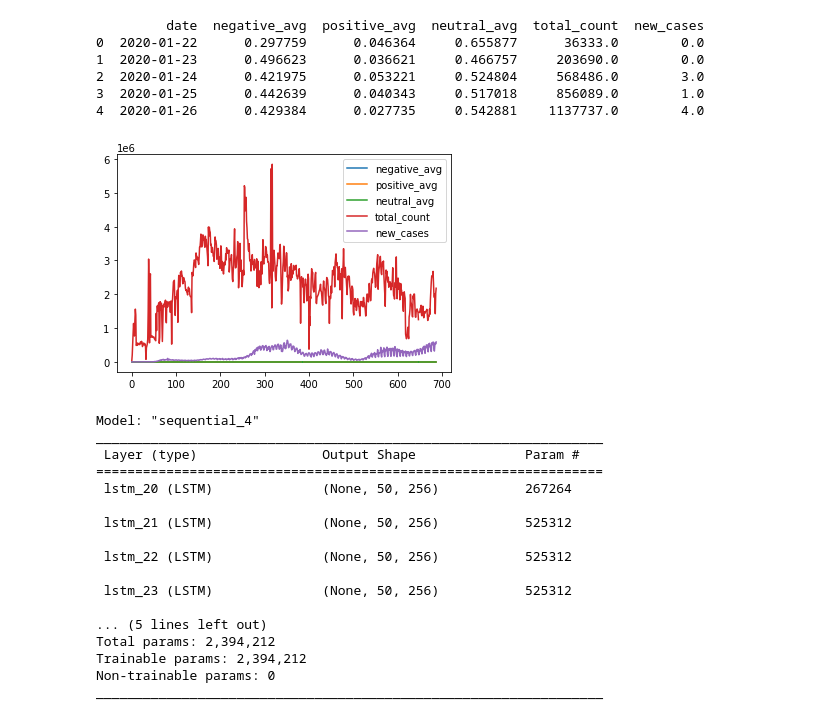
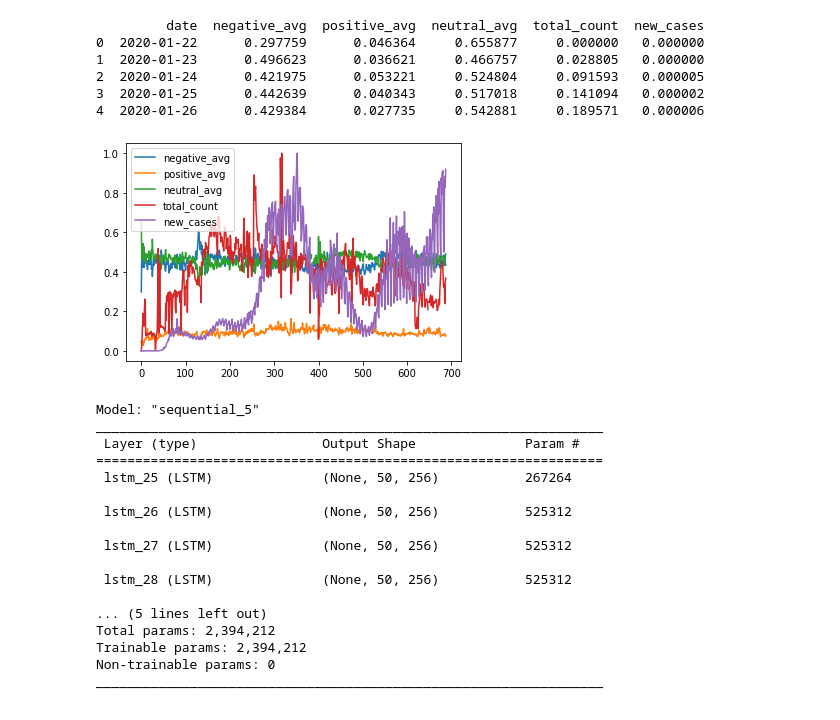
Before and after one commit to JasonYuan869/Daisy-Hackathon-2022, a Jupyter notebook: notebooks/main.ipynb, the cells around one changed output. Saved outputs shown, nothing was run; the diff lists cells and outputs as text; code cells hidden in the pictures.

Commit message:
Normalized data.

```diff
--- a/notebooks/main.ipynb
+++ b/notebooks/main.ipynb
@@ -27,39 +27,47 @@ def data_processing():
     # Otherwise, process raw data
     sentiment_data = pd.read_csv(SENTIMENT_DATA, index_col=0, parse_dates=[['Year', 'Month', 'Day']])
     sentiment_data.index.rename('date', inplace=True)
     sentiment_data.drop(['Unnamed: 0'], axis=1, inplace=True)
     negative_data = sentiment_data[sentiment_data['Sentiment'] == 'negative']
     positive_data = sentiment_data[sentiment_data['Sentiment'] == 'positive']
     neutral_data = sentiment_data[sentiment_data['Sentiment'] == 'neutral']
     sentiment_data = pd.concat([negative_data, positive_data, neutral_data], axis=1, join="inner")
     sentiment_data = sentiment_data.drop(['Sentiment'], axis=1)
     sentiment_data.columns = ['negative_count', 'negative_avg', 'positive_count', 'positive_avg', 'neutral_count', 'neutral_avg']
     sentiment_data['total_count'] = sentiment_data.negative_count + sentiment_data.positive_count + sentiment_data.neutral_count
     sentiment_data.drop(['negative_count', 'positive_count', 'neutral_count'], axis=1, inplace=True)
     sentiment_data = sentiment_data.groupby(['date']).sum()
+    total_max = sentiment_data.total_count.max()
+    total_min = sentiment_data.total_count.min()
+    sentiment_data['total_count'] = (sentiment_data['total_count'] - total_min) / (total_max - total_min)
 
     daily_data = pd.read_csv(COVID_DATA, index_col=3, parse_dates=['date'])
     daily_data = daily_data[daily_data.continent.isin(['Europe', 'North America'])]
     daily_data = daily_data['new_cases'].groupby(daily_data.index).sum()
     daily_data = daily_data[daily_data.index >= pd.to_datetime('2020-01-22')]
     daily_data = daily_data[daily_data.index <= pd.to_datetime('2021-12-09')]
+
+    daily_max = daily_data.max()
+    daily_min = daily_data.min()
+    daily_data = (daily_data - daily_min) / (daily_max - daily_min)
+
 
     ret = pd.concat((sentiment_data, daily_data), axis=1)
     ret.to_csv('../data/processed_data_unaveraged.csv')
     return ret
 
 data = data_processing()
 print(data.head())
 data.plot()
 plt.show()
 # %% [output]
          date  negative_avg  positive_avg  neutral_avg  total_count  new_cases
-0  2020-01-22      0.297759      0.046364     0.655877      36333.0        0.0
-1  2020-01-23      0.496623      0.036621     0.466757     203690.0        0.0
-2  2020-01-24      0.421975      0.053221     0.524804     568486.0        3.0
-3  2020-01-25      0.442639      0.040343     0.517018     856089.0        1.0
-4  2020-01-26      0.429384      0.027735     0.542881    1137737.0        4.0
+0  2020-01-22      0.297759      0.046364     0.655877     0.000000   0.000000
+1  2020-01-23      0.496623      0.036621     0.466757     0.028805   0.000000
+2  2020-01-24      0.421975      0.053221     0.524804     0.091593   0.000005
+3  2020-01-25      0.442639      0.040343     0.517018     0.141094   0.000002
+4  2020-01-26      0.429384      0.027735     0.542881     0.189571   0.000006
-[figure, old version]
+[figure, new version]
 # %%
 def create_model(sequence_length, n_features, units=256, cell=LSTM, n_layers=5, dropout=0.3,
                 loss="mean_squared_error", optimizer="rmsprop", bidirectional=False):
@@ -94,7 +102,7 @@ import time
 
 model_name = "model_" + time.strftime("%Y%m%d-%H%M%S")
 model = create_model(sequence_length=SEQUENCE_LENGTH, n_features=len(FEATURES), units=256, cell=LSTM, n_layers=5, dropout=0.3,
-                loss=Huber(), optimizer=RMSprop(), bidirectional=False)
+                loss=losses.MeanSquaredError(), optimizer=optimizers.Adam(), bidirectional=False)
 model.summary()
 checkpoint = ModelCheckpoint(os.path.join("../models", model_name), monitor='val_loss', verbose=1, save_best_only=True, mode='auto')
 
@@ -112,17 +120,17 @@ data_x, data_y = split_data(data)
 data_x = np.asarray(data_x).astype('float32')
 data_y = np.asarray(data_y).astype('float32')
 # %% [output]
-Model: "sequential_4"
+Model: "sequential_5"
 _________________________________________________________________
  Layer (type)                Output Shape              Param #
 =================================================================
- lstm_20 (LSTM)              (None, 50, 256)           267264
+ lstm_25 (LSTM)              (None, 50, 256)           267264
 
- lstm_21 (LSTM)              (None, 50, 256)           525312
+ lstm_26 (LSTM)              (None, 50, 256)           525312
 
- lstm_22 (LSTM)              (None, 50, 256)           525312
+ lstm_27 (LSTM)              (None, 50, 256)           525312
 
- lstm_23 (LSTM)              (None, 50, 256)           525312
+ lstm_28 (LSTM)              (None, 50, 256)           525312
 
 ... (5 lines left out)
 Total params: 2,394,212
```
Also changed, not shown: parts of 2 cells of this notebook.
